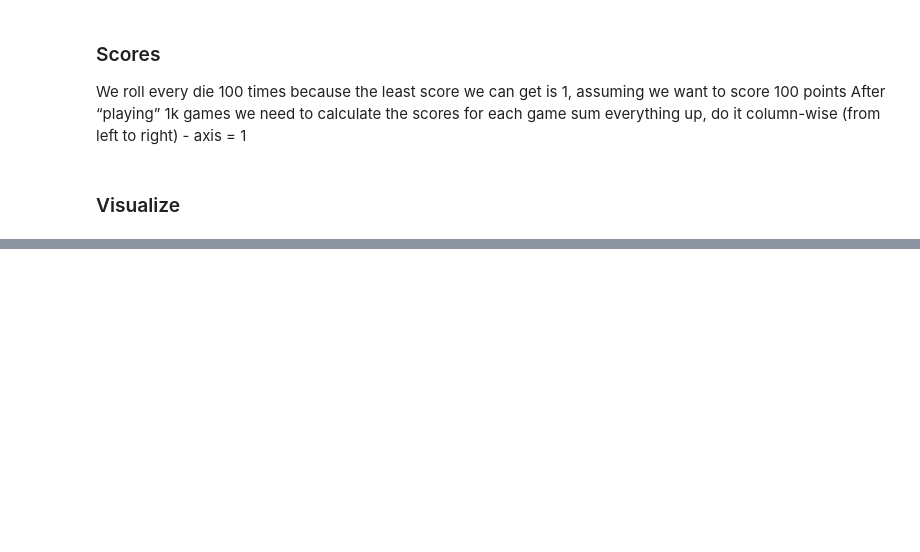
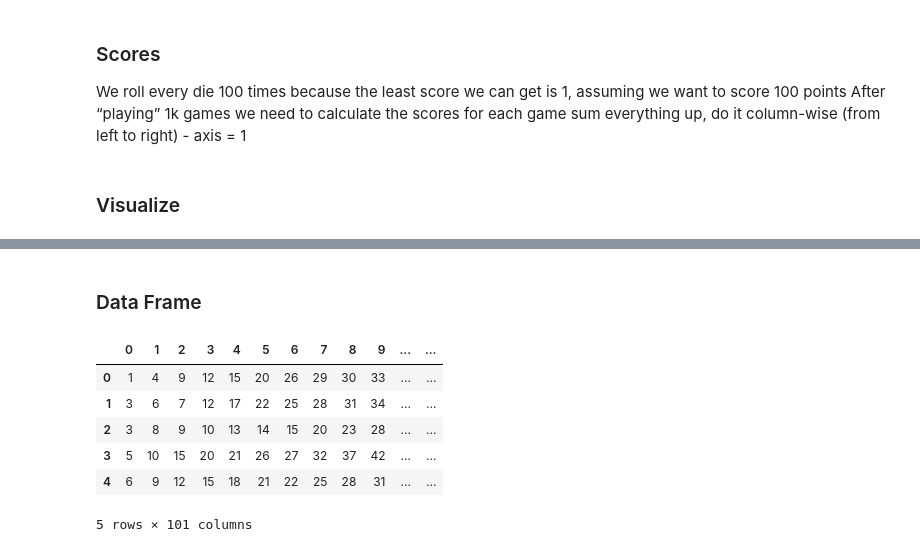
Before and after one commit to mgino11/Simulation_Modeling, a Jupyter notebook: Discussions/Ginorio_Modeling_101.ipynb, the cells around one changed output, grey strips where cells are left out. Drawn from its saved outputs; the diff is of its cells as text; code cells hidden in the pictures; blank space fills up the shorter version.

```diff
--- a/Discussions/Ginorio_Modeling_101.ipynb
+++ b/Discussions/Ginorio_Modeling_101.ipynb
@@ -75,0 +79,5 @@ Tie games 17
+# %% [markdown]
+### Data Frame
+# %%
+df = pd.DataFrame(die_1_rolls)
+df = df.cumsum(axis=1)
@@ -75,0 +88,12 @@ Tie games 17
+# %%
+df['won_game_at'] = df.idxmax(axis=0)
+df['won_game_at'] >= 100
+df.head()
+# %% [output]
+|  | 0 | 1 | 2 | 3 | 4 | 5 | 6 | 7 | 8 | 9 | ... | ... |
+| 0 | 1 | 4 | 9 | 12 | 15 | 20 | 26 | 29 | 30 | 33 | ... | ... |
+| 1 | 3 | 6 | 7 | 12 | 17 | 22 | 25 | 28 | 31 | 34 | ... | ... |
+| 2 | 3 | 8 | 9 | 10 | 13 | 14 | 15 | 20 | 23 | 28 | ... | ... |
+| 3 | 5 | 10 | 15 | 20 | 21 | 26 | 27 | 32 | 37 | 42 | ... | ... |
+| 4 | 6 | 9 | 12 | 15 | 18 | 21 | 22 | 25 | 28 | 31 | ... | ... |
+5 rows × 101 columns
```
Also changed, not shown: parts of 12 cells of this notebook.
